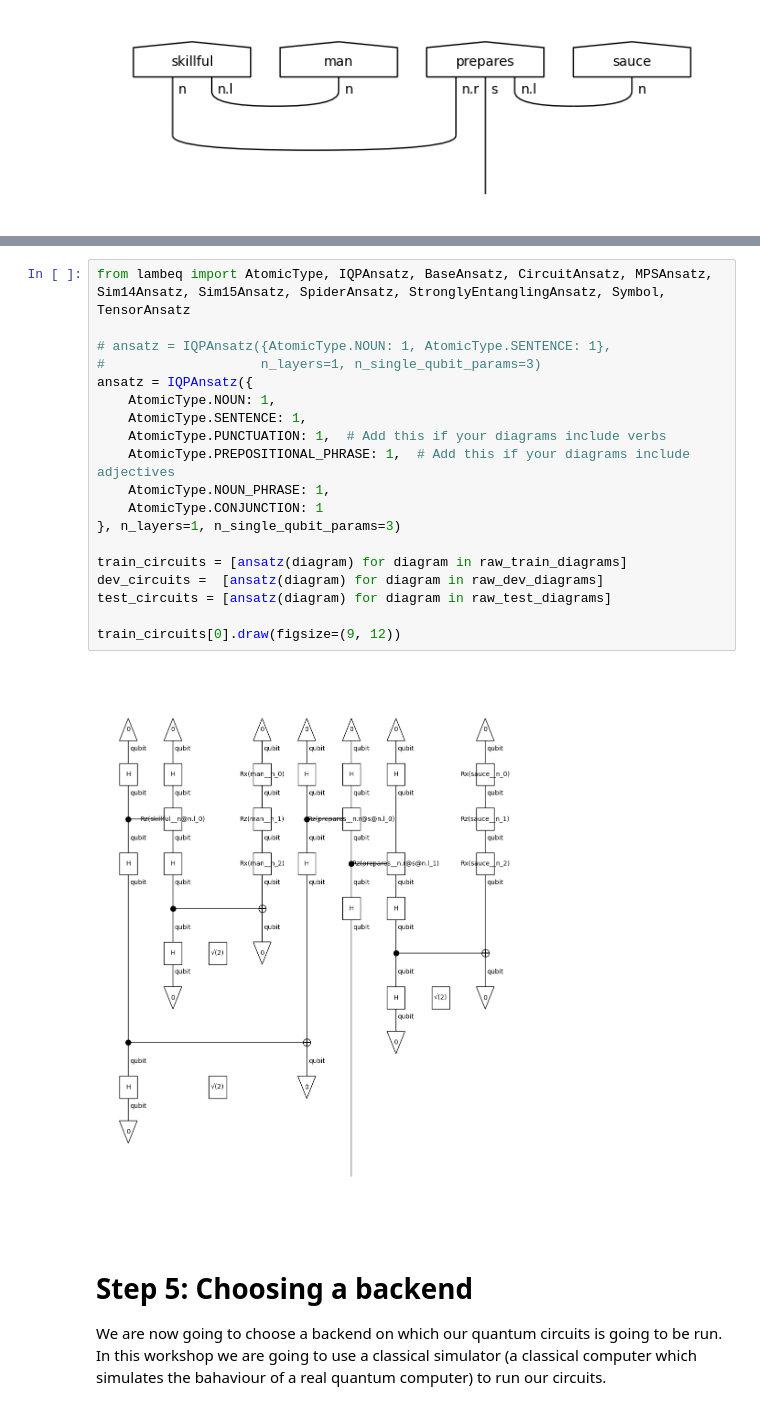
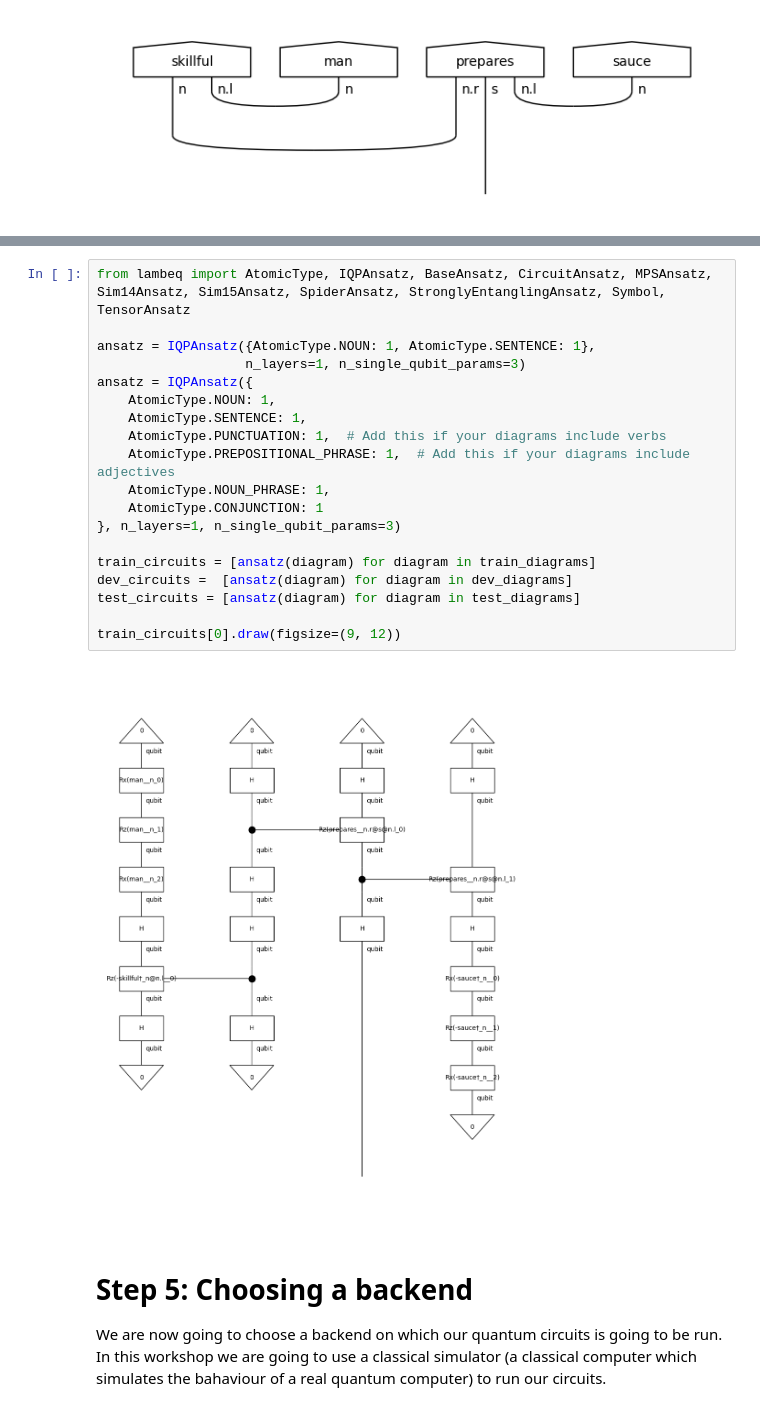
Before and after one commit to blue-research/qlang, a Jupyter notebook: algo.ipynb, the cells around one changed output, grey strips where cells are left out. Cells and saved outputs as stored; diff of their text form.

```diff
--- a/algo.ipynb
+++ b/algo.ipynb
@@ -96,24 +88,24 @@ After removing cups
 # %%
 from lambeq import AtomicType, IQPAnsatz, BaseAnsatz, CircuitAnsatz, MPSAnsatz, Sim14Ansatz, Sim15Ansatz, SpiderAnsatz, StronglyEntanglingAnsatz, Symbol, TensorAnsatz
 
-# ansatz = IQPAnsatz({AtomicType.NOUN: 1, AtomicType.SENTENCE: 1},
-#                    n_layers=1, n_single_qubit_params=3)
+ansatz = IQPAnsatz({AtomicType.NOUN: 1, AtomicType.SENTENCE: 1},
+                   n_layers=1, n_single_qubit_params=3)
 ansatz = IQPAnsatz({
     AtomicType.NOUN: 1,
     AtomicType.SENTENCE: 1,
     AtomicType.PUNCTUATION: 1,  # Add this if your diagrams include verbs
     AtomicType.PREPOSITIONAL_PHRASE: 1,  # Add this if your diagrams include adjectives
     AtomicType.NOUN_PHRASE: 1,
     AtomicType.CONJUNCTION: 1
 }, n_layers=1, n_single_qubit_params=3)
 
-train_circuits = [ansatz(diagram) for diagram in raw_train_diagrams]
-dev_circuits =  [ansatz(diagram) for diagram in raw_dev_diagrams]
-test_circuits = [ansatz(diagram) for diagram in raw_test_diagrams]
+train_circuits = [ansatz(diagram) for diagram in train_diagrams]
+dev_circuits =  [ansatz(diagram) for diagram in dev_diagrams]
+test_circuits = [ansatz(diagram) for diagram in test_diagrams]
 
 train_circuits[0].draw(figsize=(9, 12))
 # %% [output]
-[figure, old version]
+[figure, new version]
 # %% [markdown]
 # Step 5: Choosing a backend
 We are now going to choose a backend on which our quantum circuits is going to be run. In this workshop we are going to use a classical simulator (a classical computer which simulates the bahaviour of a real quantum computer) to run our circuits.
```
Also changed, not shown: parts of 10 cells of this notebook.
